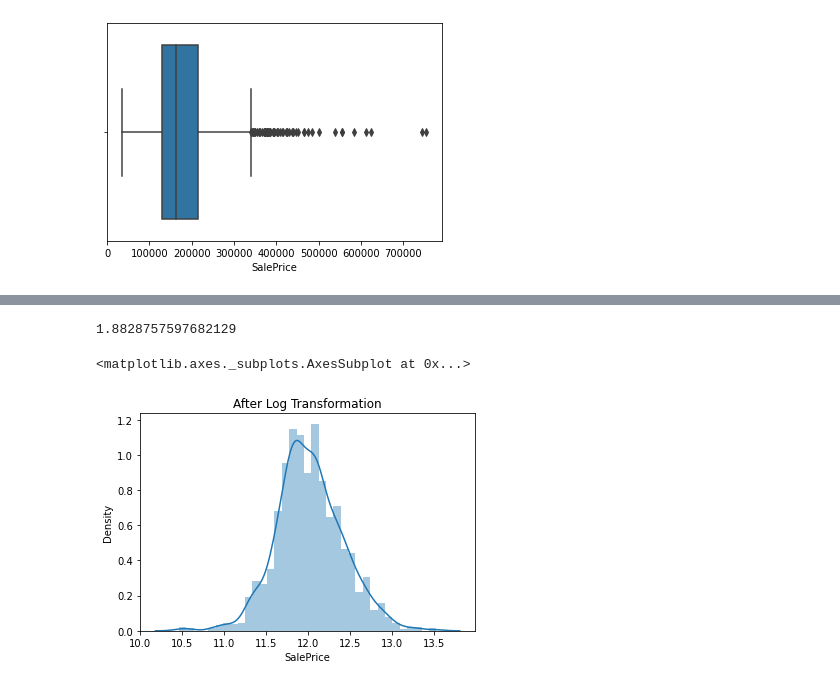
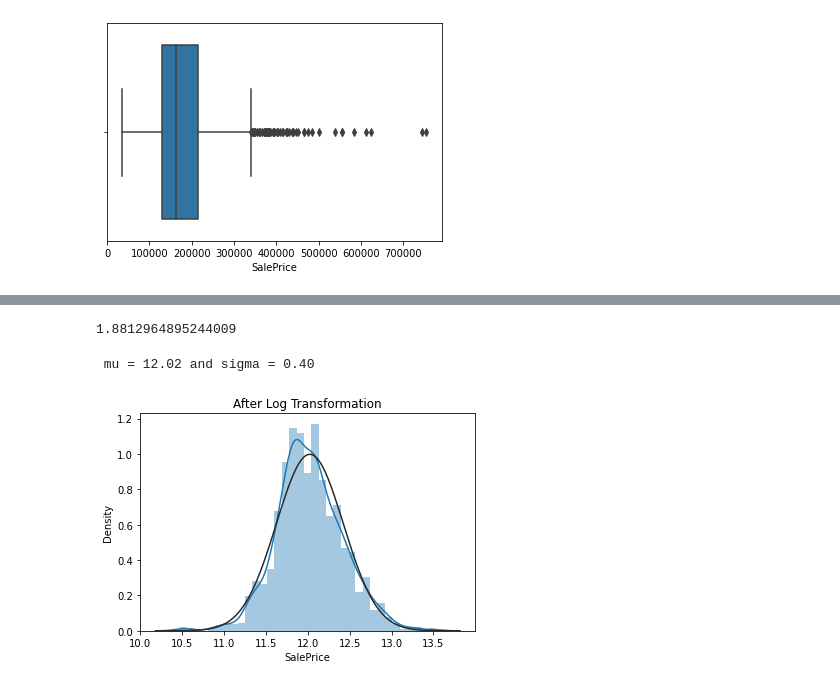
Before and after one commit to ayselrajabli/KaggleProjects, a Jupyter notebook: House Prices - Advanced Regression Techniques/HousePricesKaggle.ipynb, the cells around one changed output, grey strips where cells are left out. Cells and saved outputs as stored; diff of their text form; code cells hidden in the pictures.

```diff
--- a/House Prices - Advanced Regression Techniques/HousePricesKaggle.ipynb
+++ b/House Prices - Advanced Regression Techniques/HousePricesKaggle.ipynb
@@ -92,0 +99,3 @@ Train Data: 2919 rows
+# %%
+#Deleting outliers
+df_train = df_train.drop(df_train[(df_train['GrLivArea']>4000) & (df_train['SalePrice']<300000)].index)
@@ -113,0 +128,4 @@ sns.distplot(df_train['SalePrice']);
+# %%
+sns.distplot(df_train['SalePrice'], fit=norm);
+(mu, sigma) = norm.fit(df_train['SalePrice'])
+print( '\n mu = {:.2f} and sigma = {:.2f}\n'.format(mu, sigma))
@@ -114,13 +141,15 @@ sns.distplot(df_train['SalePrice']);
 # %%
 df_train['SalePrice'].skew()
 # %% [output]
-1.8828757597682129
+1.8812964895244009
 # %%
 df_train["SalePrice"] = np.log1p(df_train["SalePrice"])
 # %%
 # SalePrice after Log-transformation
 plt.title("After Log Transformation")
-sns.distplot(df_train["SalePrice"])
+sns.distplot(df_train['SalePrice'], fit=norm);
+(mu, sigma) = norm.fit(df_train['SalePrice'])
+print( '\n mu = {:.2f} and sigma = {:.2f}\n'.format(mu, sigma))
 # %% [output]
-<matplotlib.axes._subplots.AxesSubplot at 0x...>
+ mu = 12.02 and sigma = 0.40
-[figure, old version]
+[figure, new version]
```
Also changed, not shown: parts of 68 cells of this notebook.
